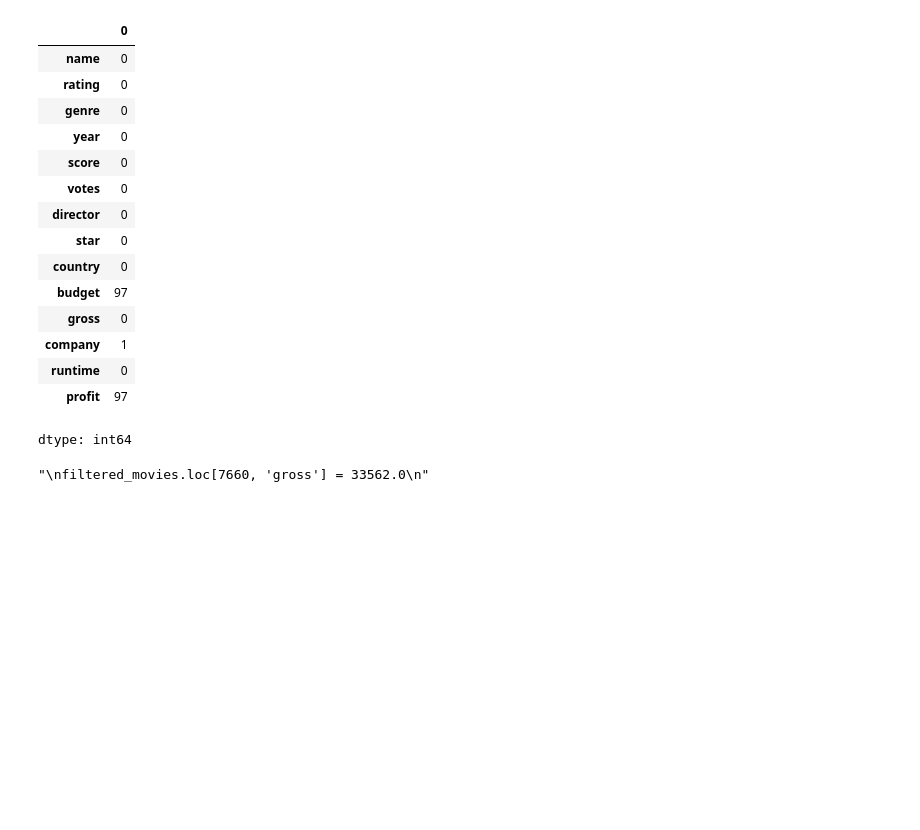
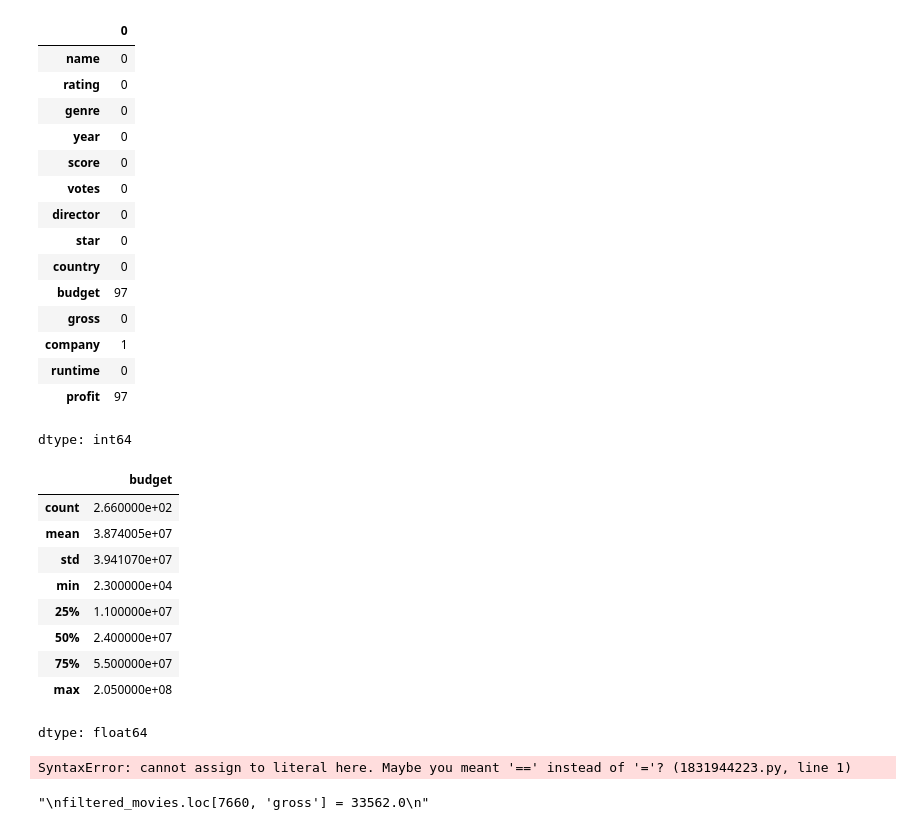
Before and after one commit to Kaidense2026/Pop_culture-, a Jupyter notebook: Pop_Culture_research_project.ipynb, the cells around one changed output. Drawn from its saved outputs; the diff is of its cells as text; code cells hidden in the pictures; blank space fills up the shorter version.

```diff
--- a/Pop_Culture_research_project.ipynb
+++ b/Pop_Culture_research_project.ipynb
@@ -416,6 +416,27 @@ refiltered_movies.isna().sum()
 | runtime | 0 |
 | profit | 97 |
 dtype: int64
+# %%
+refiltered_movies['budget'].describe()
+# %% [output]
+|  | budget |
+| count | 2.660000e+02 |
+| mean | 3.874005e+07 |
+| std | 3.941070e+07 |
+| min | 2.300000e+04 |
+| 25% | 1.100000e+07 |
+| 50% | 2.400000e+07 |
+| 75% | 5.500000e+07 |
+| max | 2.050000e+08 |
+dtype: float64
+# %%
+3.874005e+07 = refiltered_movies['budget'].mean()
+
+refiltered_movies['budget'] = refiltered_movies['budget'].fillna(value = 3.874005e+07)
+
+refiltered_movies['budget'].isna().sum()
+# %% [output]
+SyntaxError: cannot assign to literal here. Maybe you meant '==' instead of '='? (1831944223.py, line 1)
 # %%
 '''
 filtered_movies.loc[7660, 'gross'] = 33562.0
```
